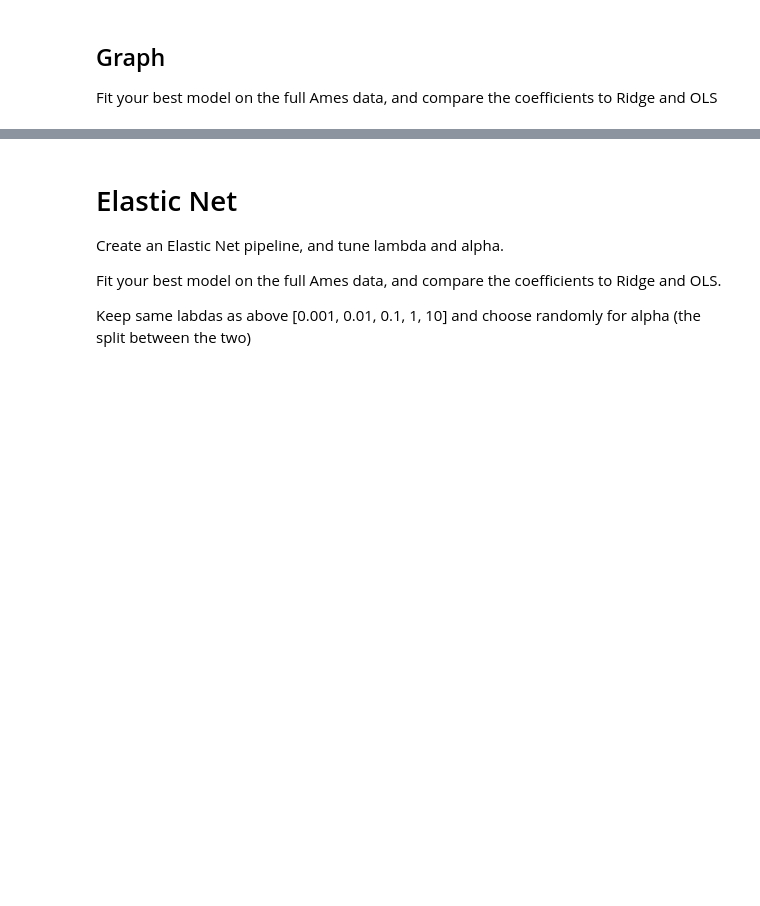
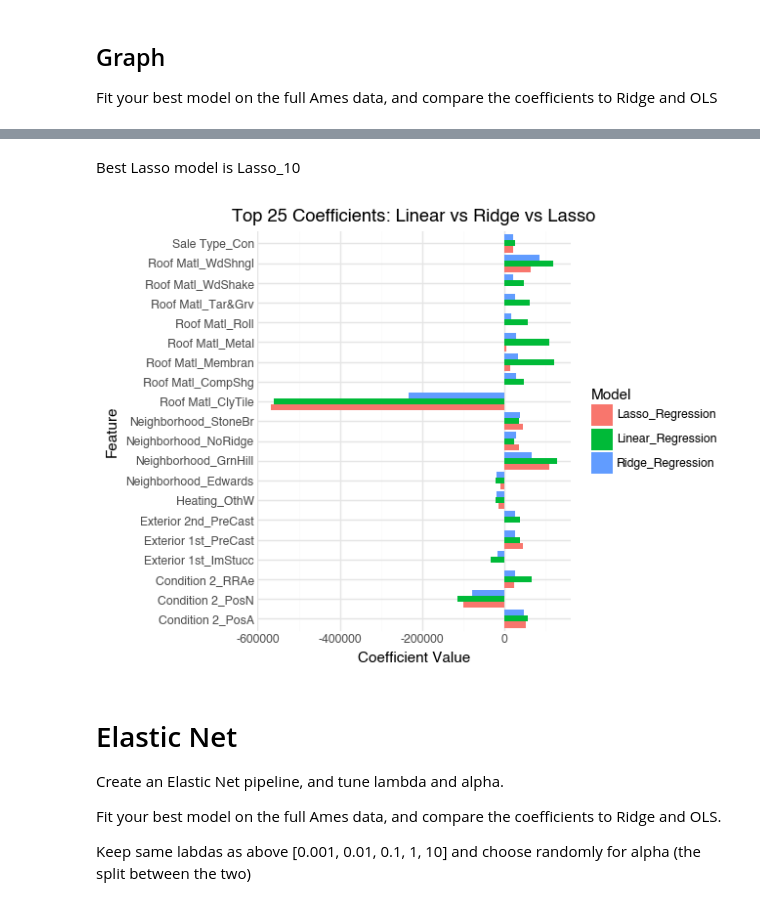
Before and after one commit to PharaohPooh/GSB_544, a Jupyter notebook: Week_7/Practice Activity 7.2- Penalized Regression.ipynb, the cells around one changed output, grey strips where cells are left out. Drawn from its saved outputs; the diff is of its cells as text; code cells hidden in the pictures; blank space fills up the shorter version.

```diff
--- a/Week_7/Practice Activity 7.2- Penalized Regression.ipynb
+++ b/Week_7/Practice Activity 7.2- Penalized Regression.ipynb
@@ -585,3 +606,46 @@ Fit your best model on the full Ames data, and compare the coefficients to Ridge
+# %% [markdown]
+Best Lasso model is Lasso_10
+# %%
+feature_names = pipe.named_steps['preprocess'].get_feature_names_out()
+linear_coefs = model_library["All_Features"].named_steps['linear_regression'].coef_
+ridge_coefs = model_library["Ridge_1"].named_steps['ridge_regression'].coef_
+lasso_coefs = model_library["Lasso_10"].named_steps['lasso_regression'].coef_
+
+df_coefs = pd.DataFrame({
+    'Feature': feature_names,
+    'Linear_Regression': linear_coefs,
+    'Ridge_Regression': ridge_coefs,
+    'Lasso_Regression': lasso_coefs
+})
+
+# Top 20 by absolute value
+df_coefs['Abs_Linear'] = df_coefs['Linear_Regression'].abs()
+df_top = df_coefs.nlargest(20, 'Abs_Linear')
+
+# Reshape
+df_top_long = df_top.melt(
+    id_vars='Feature',
+    value_vars=['Linear_Regression', 'Ridge_Regression', 'Lasso_Regression'],
+    var_name='Model',
+    value_name='Coefficient'
+)
+
+# Plot
+coef_bar_plot = (
+    p9.ggplot(df_top_long, p9.aes(x='Feature', y='Coefficient', fill='Model'))
+    + p9.geom_col(position='dodge')
+    + p9.coord_flip()
+    + p9.labs(
+        title='Top 25 Coefficients: Linear vs Ridge vs Lasso',
+        x='Feature',
+        y='Coefficient Value'
+    )
+    + p9.theme_minimal()
+)
+
+coef_bar_plot
+# %% [output]
+[figure, added]
 # %% [markdown]
 # Elastic Net
 
```
Also changed, not shown: parts of 11 cells of this notebook, 4 other files.
